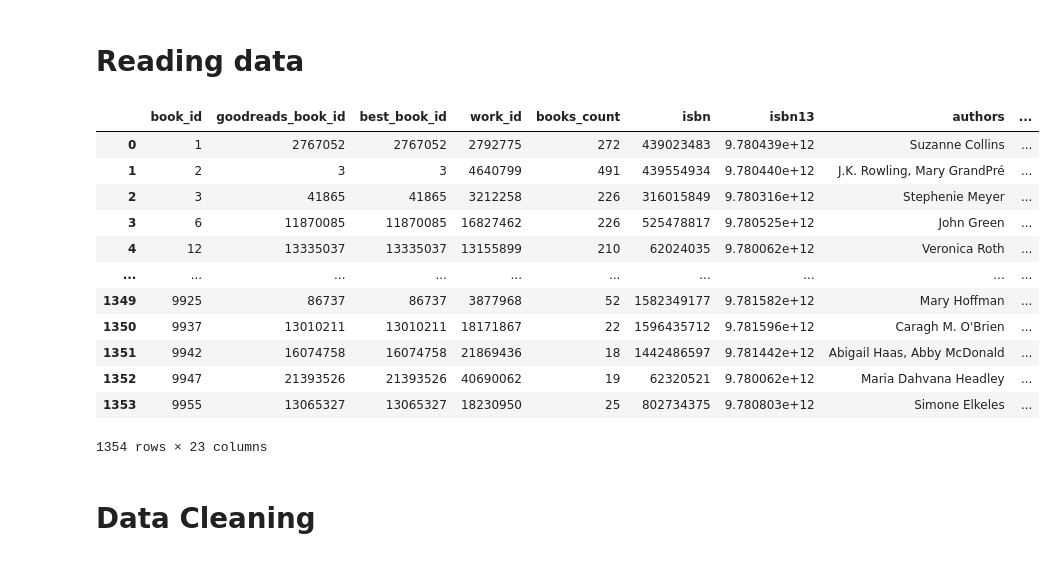
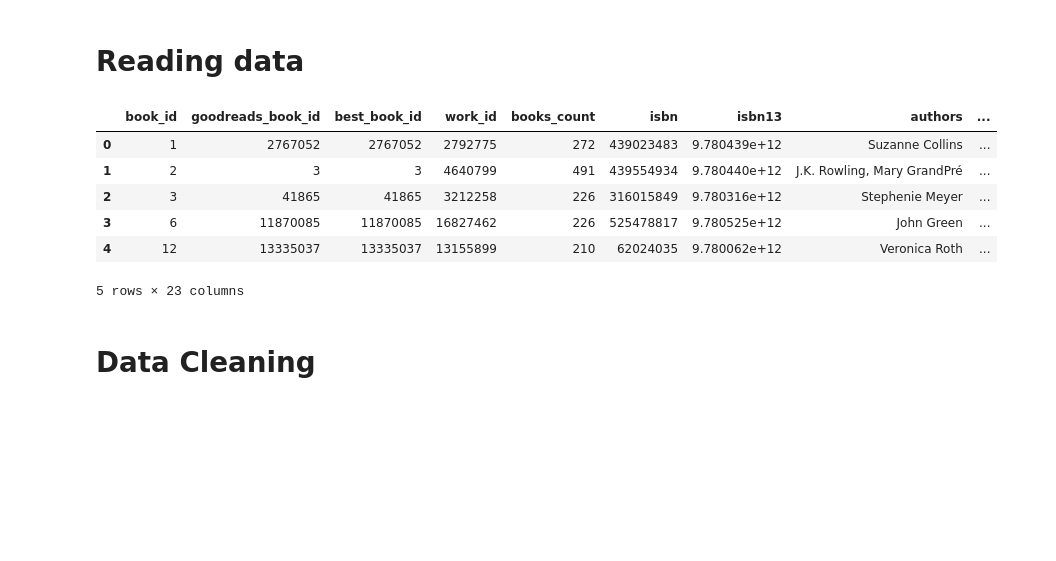
Before and after one commit to ahmadmourad/BooksDataseAnalysis, a Jupyter notebook: AhmedMourad2203187.ipynb, the cells around one changed output. Cells and saved outputs as stored; diff of their text form; code cells hidden in the pictures; blank space fills up the shorter version.

```diff
--- a/AhmedMourad2203187.ipynb
+++ b/AhmedMourad2203187.ipynb
@@ -2,22 +2,17 @@
 # Reading data
 # %%
 import pandas as pd
-data = pd.read_csv('books.csv')
-data
+
+data = pd.read_csv("books.csv")
+data.head()
 # %% [output]
 |  | book_id | goodreads_book_id | best_book_id | work_id | books_count | isbn | isbn13 | authors | ... |
 | 0 | 1 | 2767052 | 2767052 | 2792775 | 272 | 439023483 | 9.780439e+12 | Suzanne Collins | ... |
 | 1 | 2 | 3 | 3 | 4640799 | 491 | 439554934 | 9.780440e+12 | J.K. Rowling, Mary GrandPré | ... |
 | 2 | 3 | 41865 | 41865 | 3212258 | 226 | 316015849 | 9.780316e+12 | Stephenie Meyer | ... |
 | 3 | 6 | 11870085 | 11870085 | 16827462 | 226 | 525478817 | 9.780525e+12 | John Green | ... |
 | 4 | 12 | 13335037 | 13335037 | 13155899 | 210 | 62024035 | 9.780062e+12 | Veronica Roth | ... |
-| ... | ... | ... | ... | ... | ... | ... | ... | ... | ... |
-| 1349 | 9925 | 86737 | 86737 | 3877968 | 52 | 1582349177 | 9.781582e+12 | Mary Hoffman | ... |
-| 1350 | 9937 | 13010211 | 13010211 | 18171867 | 22 | 1596435712 | 9.781596e+12 | Caragh M. O'Brien | ... |
-| 1351 | 9942 | 16074758 | 16074758 | 21869436 | 18 | 1442486597 | 9.781442e+12 | Abigail Haas, Abby McDonald | ... |
-| 1352 | 9947 | 21393526 | 21393526 | 40690062 | 19 | 62320521 | 9.780062e+12 | Maria Dahvana Headley | ... |
-| 1353 | 9955 | 13065327 | 13065327 | 18230950 | 25 | 802734375 | 9.780803e+12 | Simone Elkeles | ... |
-1354 rows × 23 columns
+5 rows × 23 columns
 # %% [markdown]
 # Data Cleaning
 # %% [markdown]
```
Also changed, not shown: parts of 10 cells of this notebook.
